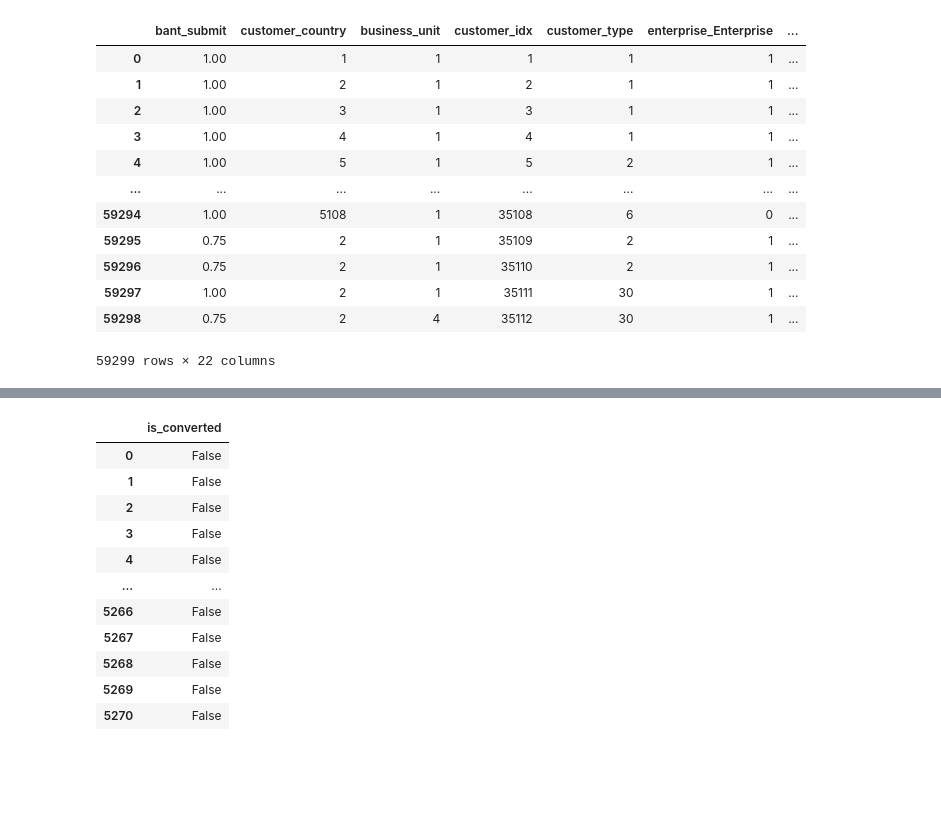
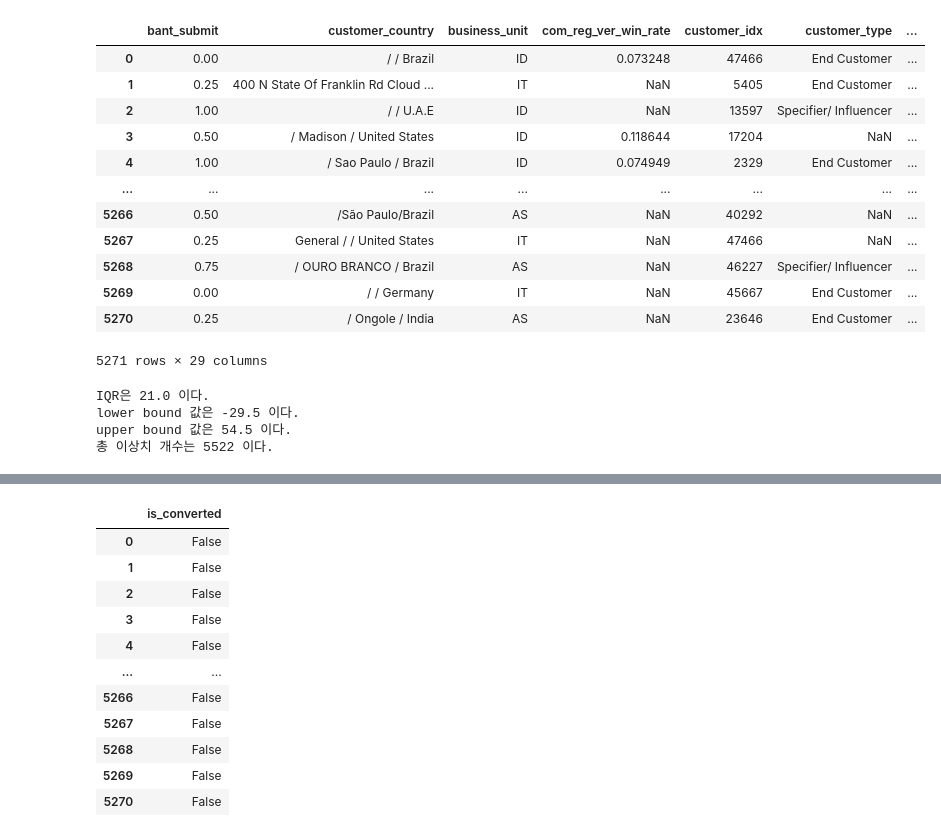
Before and after one commit to aimers2024/aimers_project, a Jupyter notebook: mlp.ipynb, the cells around one changed output, grey strips where cells are left out. Drawn from its saved outputs; the diff is of its cells as text; code cells hidden in the pictures; blank space fills up the shorter version.

```diff
--- a/mlp.ipynb
+++ b/mlp.ipynb
@@ -58,25 +73,21 @@ AttributeError: module 'wandb' has no attribute 'login'
 # %%
 # 데이터 읽기
-df_train = pd.read_csv("data/train.csv")  # 학습용 데이터
-df_test = pd.read_csv("data/submission.csv")  # 테스트 데이터(제출파일의 데이터)
-df_test_id = df_test['id']
-df_test_no_id = df_test.drop(columns=['id'])
-# df_all = pd.concat([df_train, df_test_no_id]).reset_index(drop=True)
-# 데이터 전처리
-df_train, df_test = preprocess(df_train, df_test_no_id)
+df_train = pd.read_csv("train.csv")  # 학습용 데이터
+df_test = pd.read_csv("submission.csv")  # 테스트 데이터(제출파일의 데이터)
+df_test = df_test.drop(columns=['id'], axis=1)
-# %%
-df_train
-# %% [output]
-|  | bant_submit | customer_country | business_unit | customer_idx | customer_type | enterprise_Enterprise | ... |
-| 0 | 1.00 | 1 | 1 | 1 | 1 | 1 | ... |
-| 1 | 1.00 | 2 | 1 | 2 | 1 | 1 | ... |
-| 2 | 1.00 | 3 | 1 | 3 | 1 | 1 | ... |
-| 3 | 1.00 | 4 | 1 | 4 | 1 | 1 | ... |
-| 4 | 1.00 | 5 | 1 | 5 | 2 | 1 | ... |
-| ... | ... | ... | ... | ... | ... | ... | ... |
-| 59294 | 1.00 | 5108 | 1 | 35108 | 6 | 0 | ... |
-| 59295 | 0.75 | 2 | 1 | 35109 | 2 | 1 | ... |
-| 59296 | 0.75 | 2 | 1 | 35110 | 2 | 1 | ... |
-| 59297 | 1.00 | 2 | 1 | 35111 | 30 | 1 | ... |
-| 59298 | 0.75 | 2 | 4 | 35112 | 30 | 1 | ... |
-59299 rows × 22 columns
+# %%
+df_test
+# %% [output]
+|  | bant_submit | customer_country | business_unit | com_reg_ver_win_rate | customer_idx | customer_type | ... |
+| 0 | 0.00 | / / Brazil | ID | 0.073248 | 47466 | End Customer | ... |
+| 1 | 0.25 | 400 N State Of Franklin Rd Cloud ... | IT | NaN | 5405 | End Customer | ... |
+| 2 | 1.00 | / / U.A.E | ID | NaN | 13597 | Specifier/ Influencer | ... |
+| 3 | 0.50 | / Madison / United States | ID | 0.118644 | 17204 | NaN | ... |
+| 4 | 1.00 | / Sao Paulo / Brazil | ID | 0.074949 | 2329 | End Customer | ... |
+| ... | ... | ... | ... | ... | ... | ... | ... |
+| 5266 | 0.50 | /São Paulo/Brazil | AS | NaN | 40292 | NaN | ... |
+| 5267 | 0.25 | General / / United States | IT | NaN | 47466 | NaN | ... |
+| 5268 | 0.75 | / OURO BRANCO / Brazil | AS | NaN | 46227 | Specifier/ Influencer | ... |
+| 5269 | 0.00 | / / Germany | IT | NaN | 45667 | End Customer | ... |
+| 5270 | 0.25 | / Ongole / India | AS | NaN | 23646 | End Customer | ... |
+5271 rows × 29 columns
@@ -82,0 +128,7 @@ df_train
+# %%
+_, lower, upper = outlier_iqr(df_train_processed, 'customer_country')
+# %% [output]
+IQR은 21.0 이다.
+lower bound 값은 -29.5 이다.
+upper bound 값은 54.5 이다.
+총 이상치 개수는 5522 이다.
```
Also changed, not shown: parts of 23 cells of this notebook.
